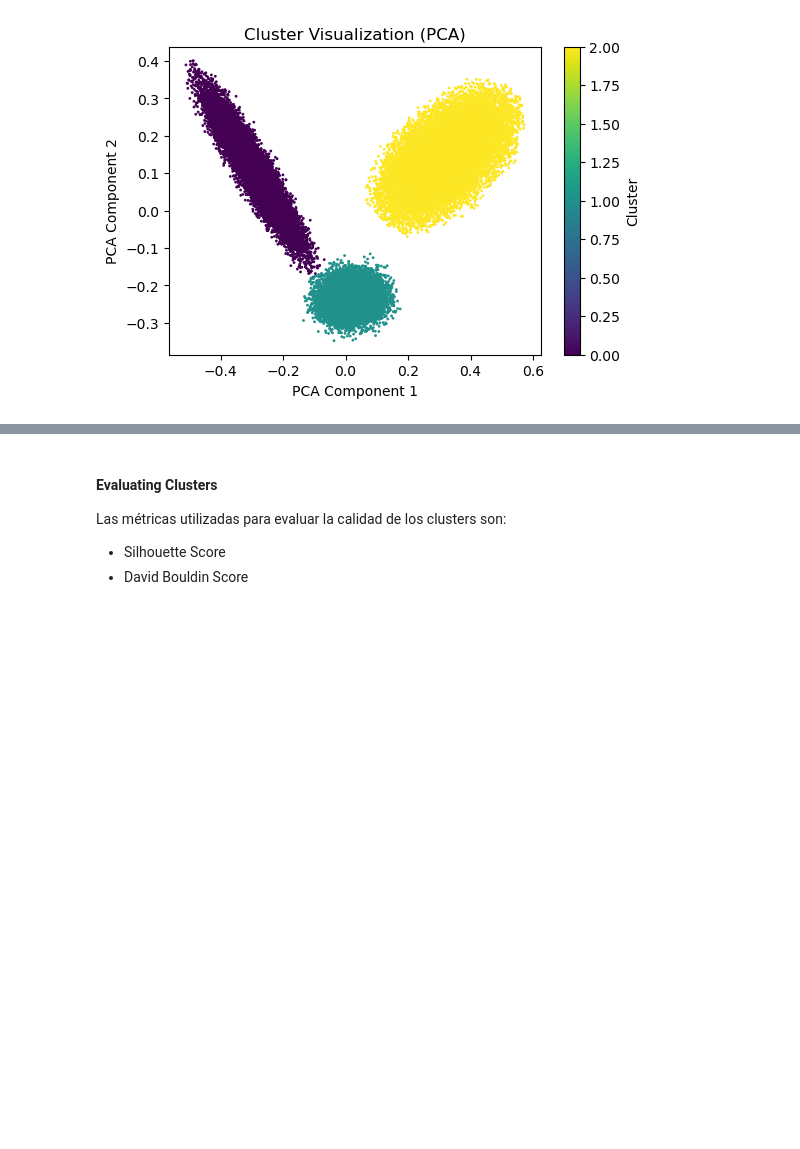
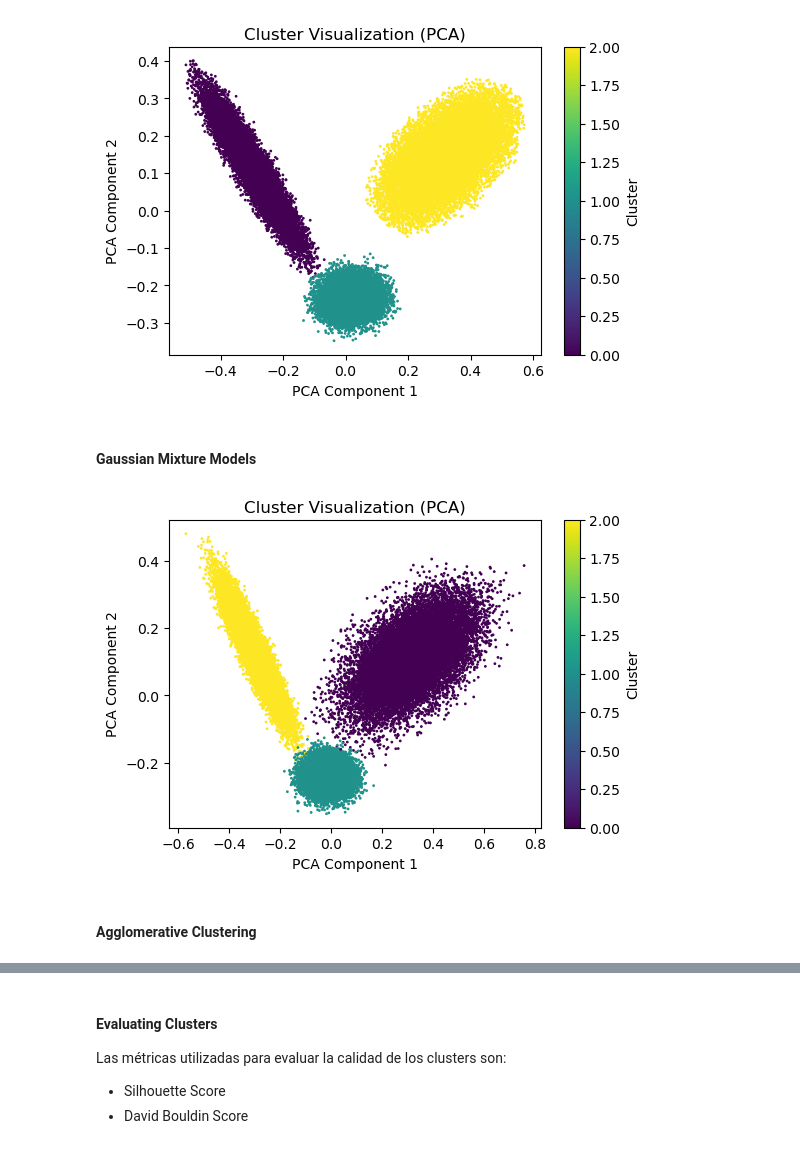
Before and after one commit to davexat/Client_Segmentation_Dashboard, a Jupyter notebook: notebooks/3.0_dsb_clustering_implementation.ipynb, the cells around one changed output, grey strips where cells are left out. Cells and saved outputs as stored; diff of their text form; code cells hidden in the pictures; blank space fills up the shorter version.

```diff
--- a/notebooks/3.0_dsb_clustering_implementation.ipynb
+++ b/notebooks/3.0_dsb_clustering_implementation.ipynb
@@ -211,3 +210,23 @@ df_dbscan = df_dbscan[df_dbscan["cluster"] != -1]
 visualize_clusters(scaled_db, df_dbscan, "cluster")
 # %% [output]
 [figure]
+# %% [markdown]
+#### Gaussian Mixture Models
+# %%
+df_gaussi = df.copy()
+n_clusters_ = 3
+gaussian = GaussianMixture(
+    n_components=n_clusters_,
+    covariance_type='full',
+    init_params='kmeans',
+    max_iter=100,
+    tol=1e-3,
+    random_state=42
+)
+df_gaussi["cluster"] = gaussian.fit_predict(df_scaled)
+# %%
+visualize_clusters(df_scaled, df_gaussi, "cluster")
+# %% [output]
+[figure, new version]
+# %% [markdown]
+#### Agglomerative Clustering
```
Also changed, not shown: parts of 18 cells of this notebook, 1 other file.
